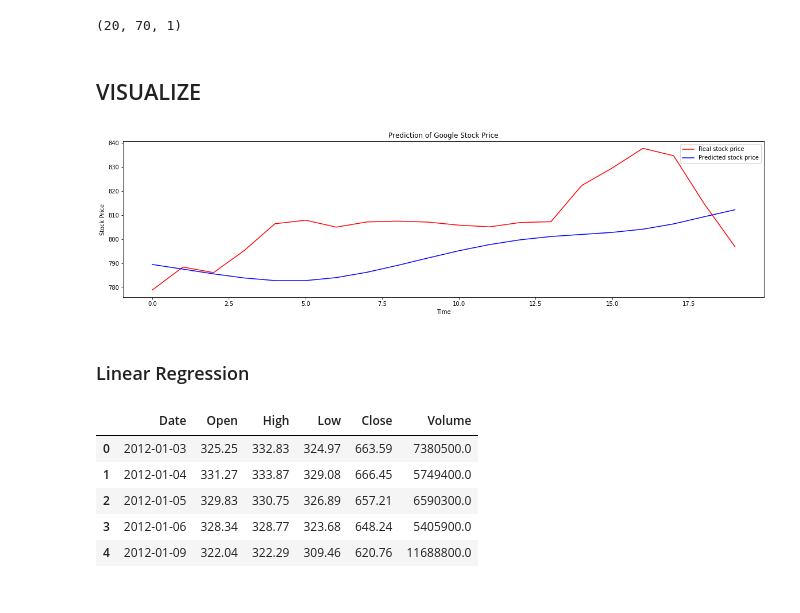
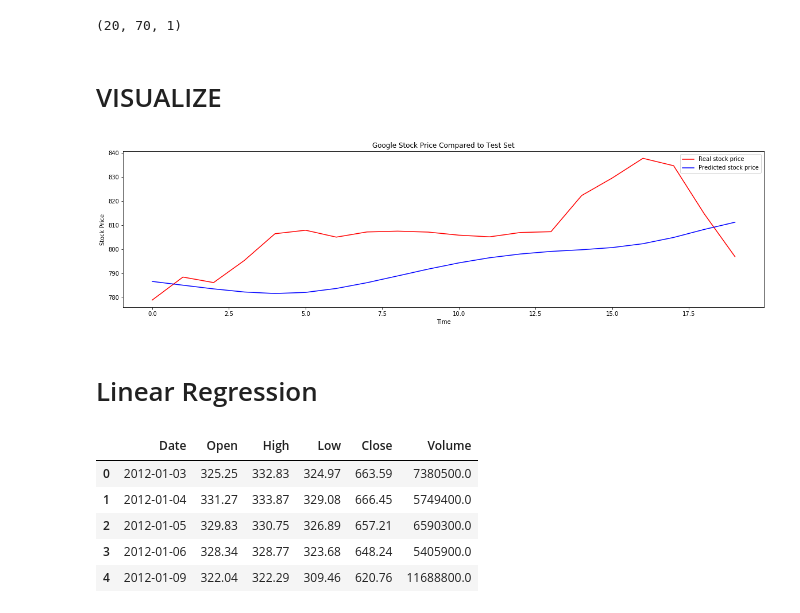
Before and after one commit to ruppatel115/GoogleStockPrice, a Jupyter notebook: MLFinal/ML_Final.ipynb, the cells around one changed output. Cells and saved outputs as stored; diff of their text form; code cells hidden in the pictures.

Commit message:
Ran with training and validation

```diff
--- a/MLFinal/ML_Final.ipynb
+++ b/MLFinal/ML_Final.ipynb
@@ -18,0 +120,11 @@ from sklearn import metrics
+# %%
+test_data
+
+past_60_days= train_data.tail(60)
+
+df = past_60_days.append(test_data, ignore_index=True)
+
+df = df.drop(['Date'], axis = 1)
+# %%
+inputs = scaler.transform(df)
+inputs
@@ -18,0 +139,11 @@ from sklearn import metrics
+# %%
+X_test = []
+y_test = []
+
+for i in range(60, inputs.shape[0]):
+    X_test.append(inputs[i-60:i])
+    y_test.append(inputs[i,0])
+
+X_test, y_test = np.array(X_test), np.array(y_test)
+
+X_test.shape, y_test.shape
@@ -56,16 +226,17 @@ reg.add(Dropout(0.2))
 
 
 #Second LSTM Layer
-reg.add(LSTM(units = 50, return_sequences = True))
-reg.add(Dropout(0.2))
+reg.add(LSTM(units = 60, return_sequences = True))
+reg.add(Dropout(0.3))
 
 # Third LSTM Layer
-reg.add(LSTM(units = 50, return_sequences = True))
-reg.add(Dropout(0.2))
+reg.add(LSTM(units = 80, return_sequences = True))
+reg.add(Dropout(0.4))
 
 # Fourth LSTM Layer
-reg.add(LSTM(units = 50))
-reg.add(Dropout(0.2))
+reg.add(LSTM(units = 120))
+reg.add(Dropout(0.5))
+
 
 # The output layer
 reg.add(Dense(units = 1))
@@ -163,21 +316,21 @@ y_pred = reg.predict(X_test)
 # %%
 y_pred = scaler.inverse_transform(y_pred)
 # %% [markdown]
-## VISUALIZE
+# VISUALIZE
 # %%
 #Visualize Results
 plt.figure(figsize=(20,5))
 plt.plot(test_set, color='red', label = "Real stock price")
 plt.plot(y_pred, color='blue', label = "Predicted stock price")
-plt.title("Prediction of Google Stock Price")
+plt.title("Google Stock Price Compared to Test Set")
 plt.xlabel("Time")
 plt.ylabel("Stock Price")
 plt.legend()
 plt.show()
 # %% [output]
-[figure, old version]
+[figure, new version]
 # %% [markdown]
-### Linear Regression
+# Linear Regression
 # %%
 from sklearn.linear_model import LinearRegression
 from sklearn import metrics
```
Also changed, not shown: parts of 29 cells of this notebook.
